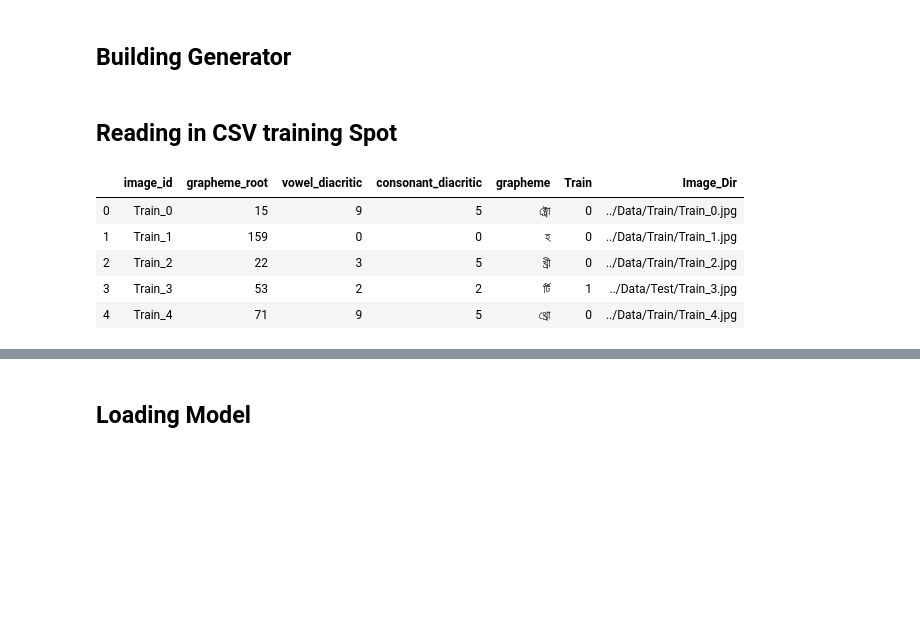
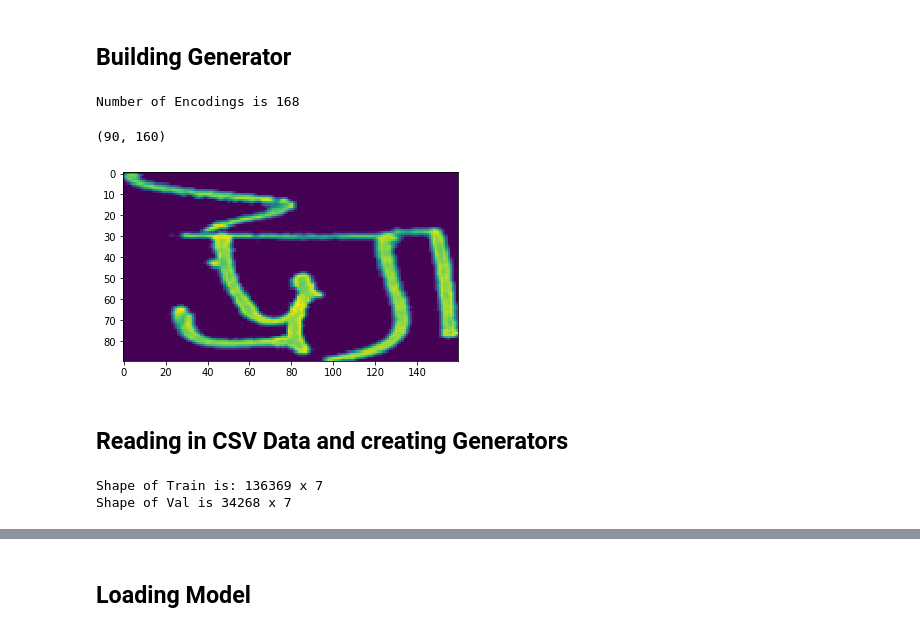
Before and after one commit to DuckieNukeEm/Kaggle_HWGrapheme, a Jupyter notebook: Python/MobileNetV2-T1.ipynb, the cells around one changed output, grey strips where cells are left out. Cells and saved outputs as stored; diff of their text form; code cells hidden in the pictures; blank space fills up the shorter version.

```diff
--- a/Python/MobileNetV2-T1.ipynb
+++ b/Python/MobileNetV2-T1.ipynb
@@ -25,7 +27,7 @@ class DataGenerator(Sequence):
     """
     def __init__(self,
                  csv_file, # file that has the images on it, as well as the image types
-                 y_var = ['root','vowel','consonant'] ,
+                 y_var = 'grapheme_root', #'grapheme_root','vowel_diacritic','consonant_diacritic'
                  to_fit=True,
                  batch_size=32,
                  dim = (90,160),
@@ -57,20 +59,14 @@ class DataGenerator(Sequence):
         if isinstance(y_var, list):
             y_var = y_var[0]
 
-        if y_var == 'root':
-            self.y_var = csv_file.grapheme_root.values
-        elif y_var =='vowel':
-            self.y_var = csv_file.vowel_diacritic.values
-        elif y_var == 'consonant':
-            self.y_var = csv_file.consonant_diacritic.values
-        else:
-            print("Could not determine what y_var was, please use one of 'root','vowel','const'")
+        self.y_var = csv_file[y_var].values
+
         #TODO Move this to the aabove if statement, removing the need for y_var, and y
         self.y_dim = 0
         self.hot_encode_y()
-
+        #self.y = self.y_var
         # getting Images Location
-        self.Imgs = CSV.Image_Dir.values
+        self.Imgs = csv_file.Image_Dir.values
 
         #Setting other vars
         self.batch_size = batch_size
@@ -133,7 +129,7 @@ class DataGenerator(Sequence):
     def on_epoch_end(self):
         """Updates indexes after each epoch
         """
-        self.indexes = np.arange(len(self.list_IDs))
+        #self.indexes = np.arange(len(self.list_IDs))
         if self.shuffle == True:
             np.random.shuffle(self.Idx_List)
 
@@ -168,10 +164,12 @@ class DataGenerator(Sequence):
 
     def _generate_y(self, Batch_Idx):
         y = self.y[Batch_Idx,:]
+        #y = self.y[Batch_Idx]
         return y
 
     def hot_encode_y(self):
-        self.y = pd.get_dummies(pd.Categorical(self.y_var)).values
+        #self.y = pd.get_dummies(pd.Categorical(self.y_var)).values
+        self.y = to_categorical(self.y_var)
         print("Number of Encodings is {}".format(self.y.shape[1]))
         self.y_dim = self.y.shape[1]
 
@@ -193,8 +191,9 @@ class DataGenerator(Sequence):
         img = self._shear(img)
 
         img = img/255.0
-
-        img = img.reshape(self.dim[0],self.dim[1],self.channels)
+        if self.channels == 1:
+            #img = img.reshape(self.dim[0],self.dim[1],self.channels)
+            img = np.expand_dims(img,2)
 
         return(img)
 
@@ -243,15 +242,46 @@ class DataGenerator(Sequence):
             return(img)
         else:
             return(img)
+# %%
+Gen_Train2 = DataGenerator(
+                csv_file = CSV_Train,
+                 y_var = 'root',
+                 to_fit=True,
+                 batch_size=2,
+                 dim = (90,160),
+                 channels = 1,
+                 vertical_flip = 0,
+                 horizontal_flip = 0,
+                 rotate = (.50,90), #PRob, max roatioan
+                 shear = (0,0), # prob, max_shear
+                 shuffle=False)
+# %% [output]
+Number of Encodings is 168
+# %%
+ZZ = Gen_Train2[1]
+plt.imshow(ZZ[0][1].reshape((90,160)))
+ZZ[0][1].shape
+#ZZ_1 = ZZ[0].reshape(ZZ[0].shape[0],ZZ[0].shape[1], ZZ[0].shape[2],1)
+# %% [output]
+(90, 160)
+[figure, added]
 # %% [markdown]
-## Reading in CSV training Spot
+## Reading in CSV Data and creating Generators
-# %%
-CSV = pd.read_csv('../Data/train_extra.csv')
-CSV.head()
-# %% [output]
-|  | image_id | grapheme_root | vowel_diacritic | consonant_diacritic | grapheme | Train | Image_Dir |
-| 0 | Train_0 | 15 | 9 | 5 | ক্ট্রো | 0 | ../Data/Train/Train_0.jpg |
-| 1 | Train_1 | 159 | 0 | 0 | হ | 0 | ../Data/Train/Train_1.jpg |
-| 2 | Train_2 | 22 | 3 | 5 | খ্রী | 0 | ../Data/Train/Train_2.jpg |
-| 3 | Train_3 | 53 | 2 | 2 | র্টি | 1 | ../Data/Test/Train_3.jpg |
-| 4 | Train_4 | 71 | 9 | 5 | থ্রো | 0 | ../Data/Train/Train_4.jpg |
+# %%
+CSV = pd.read_csv('../Data/train_extra.csv')
+
+#removing Test
+CSV = CSV[CSV.Train == 0]
+
+# spling into train and validate
+Idx_Split = np.random.uniform(size = CSV.shape[0])
+CSV_Val = CSV[Idx_Split <= 0.2]
+CSV_Train = CSV[Idx_Split > 0.2]
+
+print("Shape of Train is: {} x {} \nShape of Val is {} x {}".format(CSV_Train.shape[0],
+                                                                    CSV_Train.shape[1],
+                                                                    CSV_Val.shape[0],
+                                                                    CSV_Val.shape[1]))
+# %% [output]
+Shape of Train is: 136369 x 7
+Shape of Val is 34268 x 7
```
Also changed, not shown: parts of 41 cells of this notebook, 3 other files.
